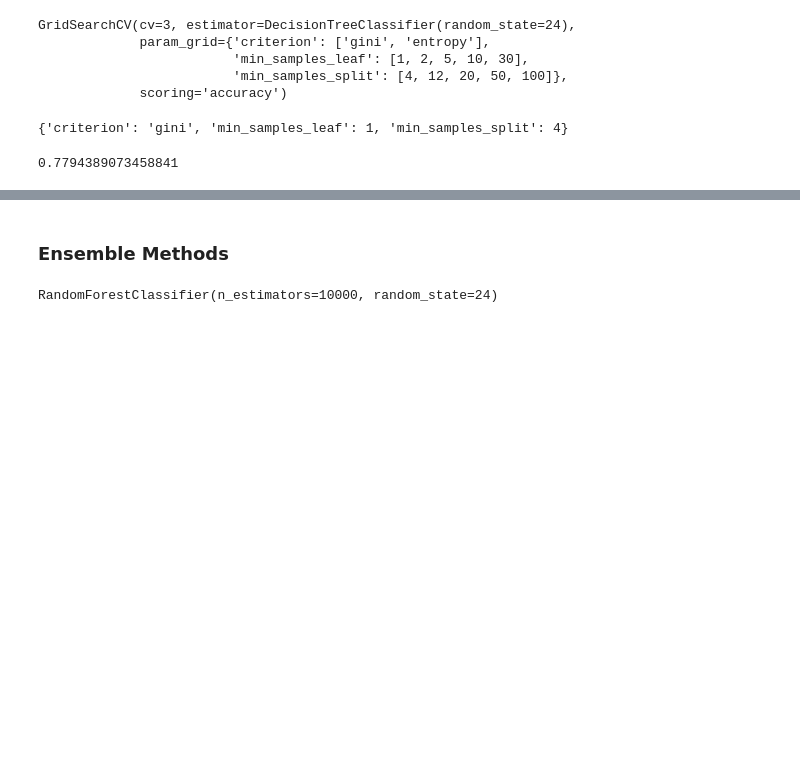
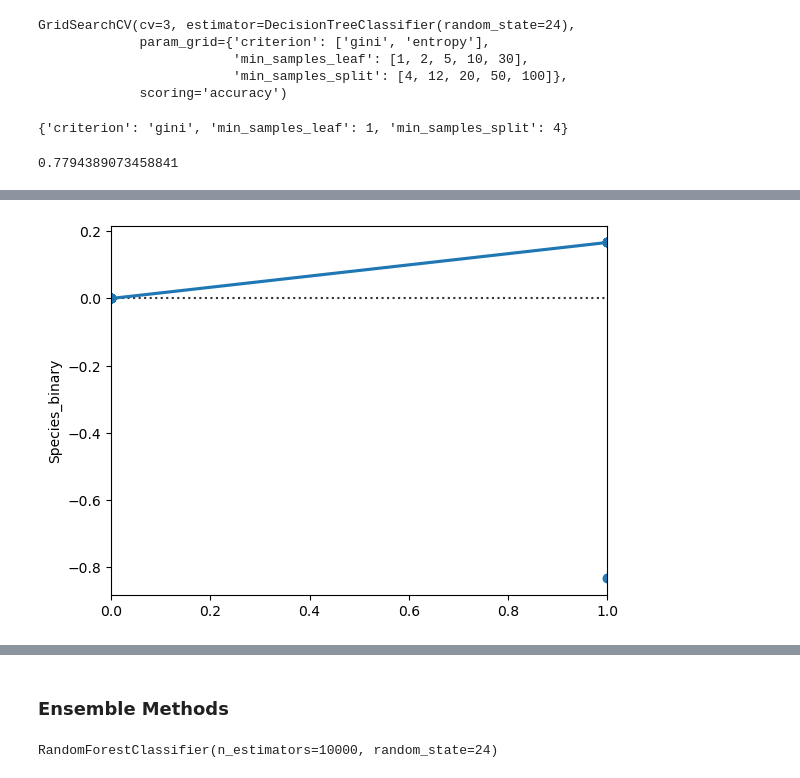
Before and after one commit to MarwaBrian/MockPhase1, a Jupyter notebook: classification/index.ipynb, the cells around one changed output, grey strips where cells are left out. Saved outputs shown, nothing was run; the diff lists cells and outputs as text; code cells hidden in the pictures; blank space fills up the shorter version.

```diff
--- a/classification/index.ipynb
+++ b/classification/index.ipynb
@@ -238,0 +293,9 @@ grid_search.best_score_
+# %%
+#creating residuals
+residuals_log_r = y_test - y_preds
+
+
+sns.residplot(x=y_preds, y=residuals_log_r, lowess=True)
+plt.show()
+# %% [output]
+[figure, added]
```
Also changed, not shown: parts of 9 cells of this notebook.
